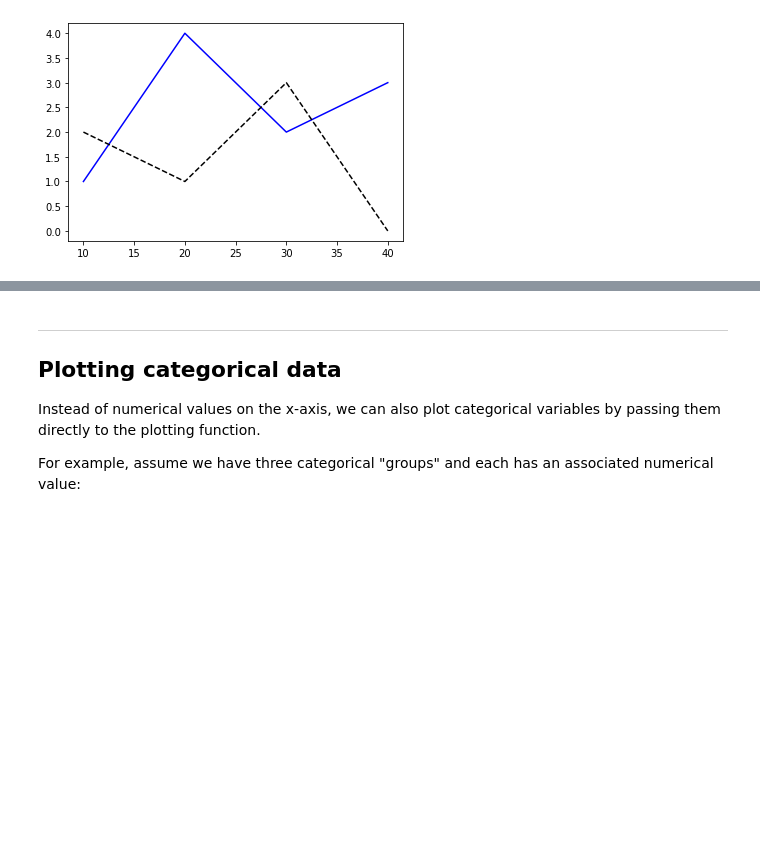
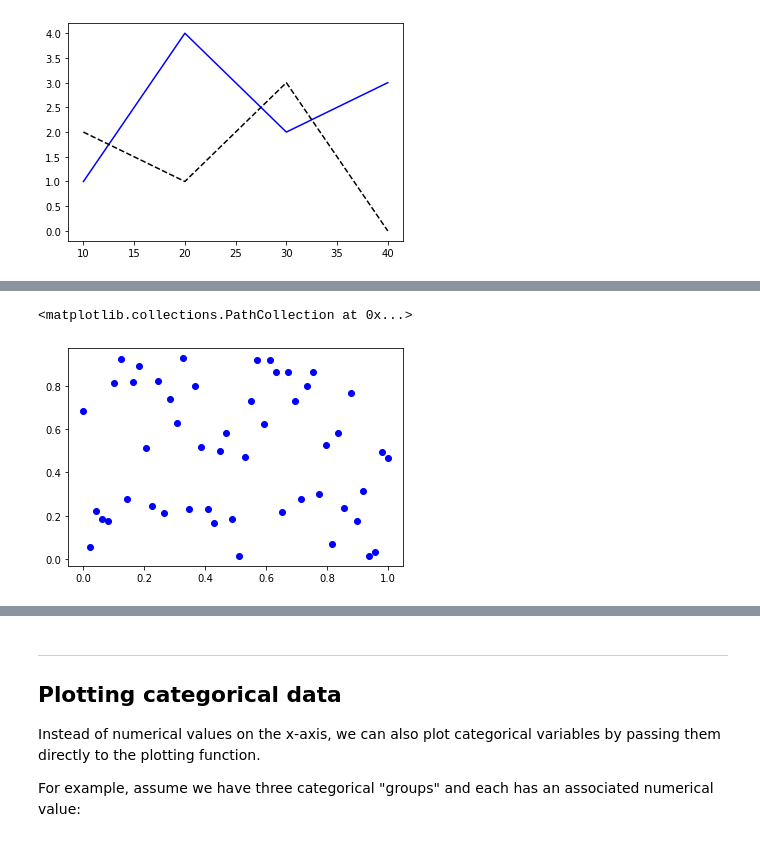
Before and after one commit to richardfoltyn/python-statistics, a Jupyter notebook: lectures/unit5.ipynb, the cells around one changed output, grey strips where cells are left out. Saved outputs shown, nothing was run; the diff lists cells and outputs as text; code cells hidden in the pictures; blank space fills up the shorter version.

```diff
--- a/lectures/unit5.ipynb
+++ b/lectures/unit5.ipynb
@@ -99,0 +150,12 @@ plt.scatter(xvalues, yvalues, color='blue')
+# %%
+import matplotlib.pyplot as plt
+import numpy as np
+
+xvalues = np.linspace(0.0, 1.0, 50)
+# Draw random numbers (we learn how to do this in a later unit)
+yvalues = np.random.default_rng(123).random(50)
+
+plt.scatter(xvalues, yvalues, color='blue')
+# %% [output]
+<matplotlib.collections.PathCollection at 0x...>
+[figure, added]
```
Also changed, not shown: parts of 39 cells of this notebook.
